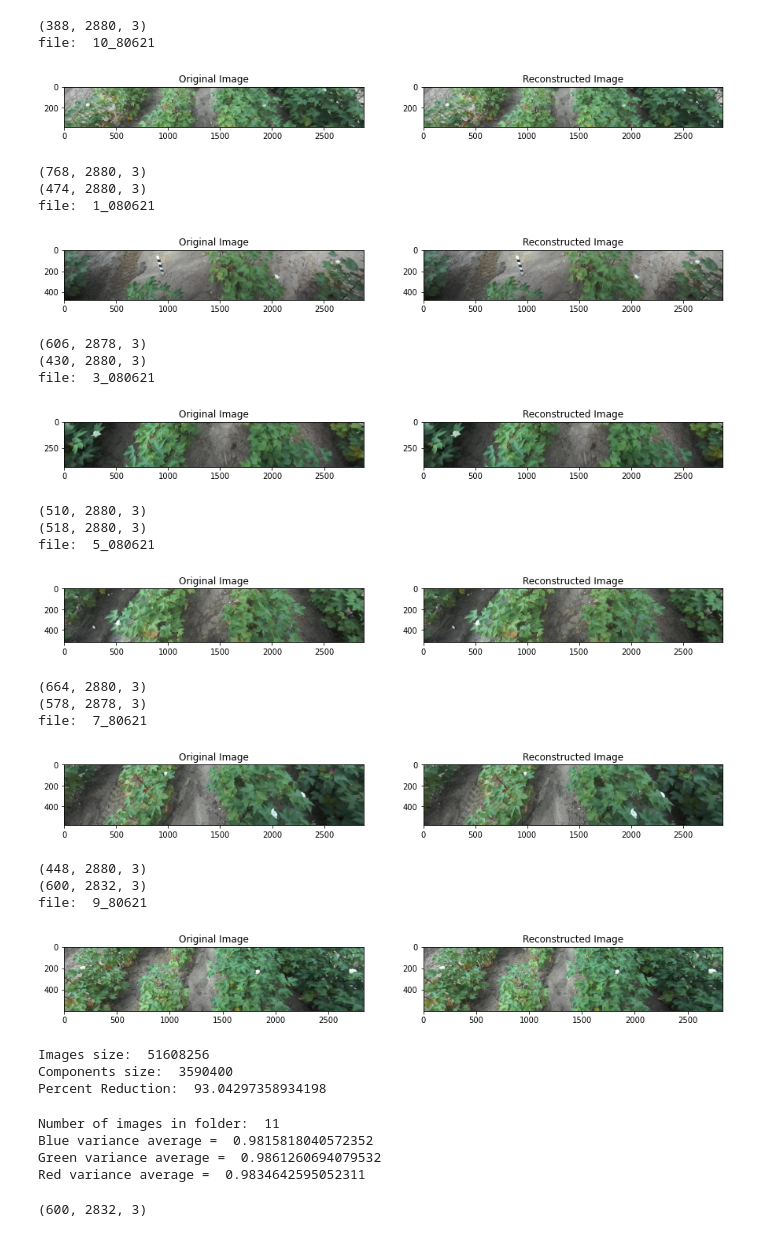
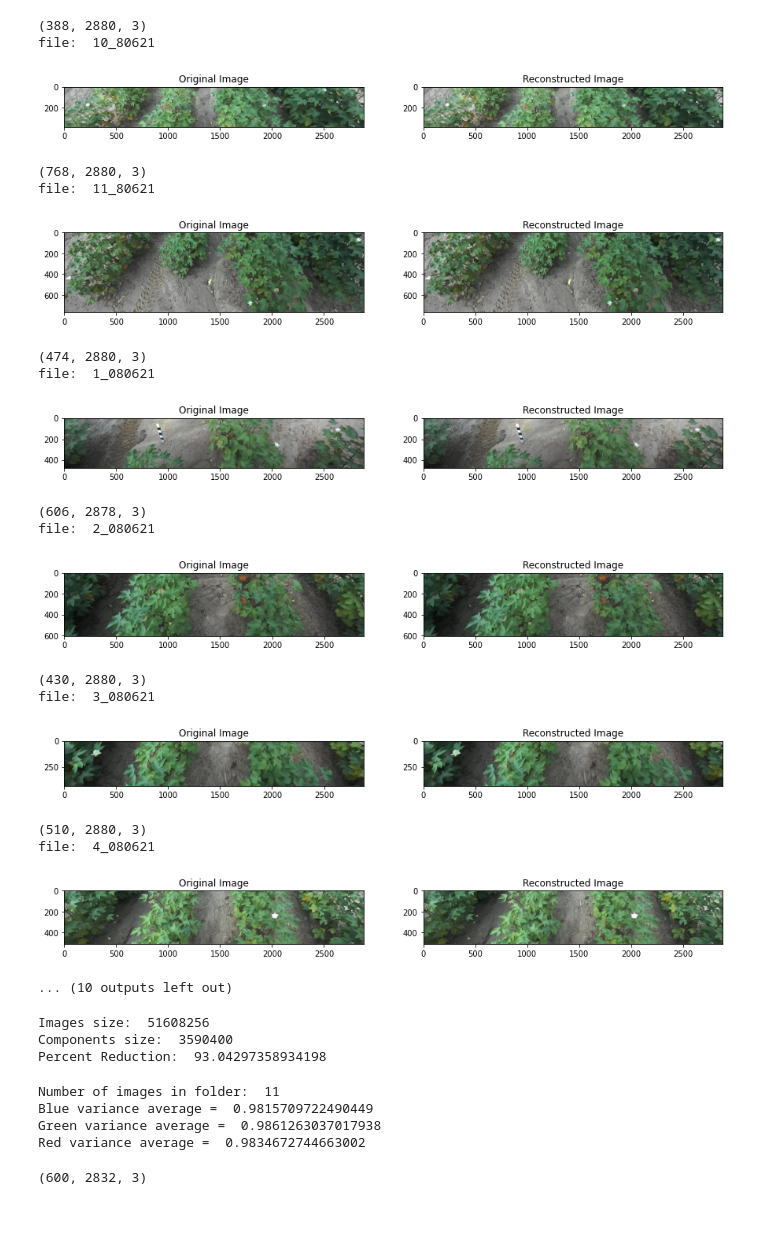
Before and after one commit to amandaissac/NIFAFACT_PCA, a Jupyter notebook: pca_splices.ipynb, the cells around one changed output. Saved outputs shown, nothing was run; the diff lists cells and outputs as text; code cells hidden in the pictures.

Commit message:
Update splices code to do all reconstructions

```diff
--- a/pca_splices.ipynb
+++ b/pca_splices.ipynb
@@ -37,72 +37,67 @@ for filename in os.listdir(directory):
     blue, green, red = cv2.split(img)
 
     df_blue = blue/255
     df_green = green/255
     df_red = red/255
 
     pca_b.fit(df_blue)
     trans_pca_b = pca_b.transform(df_blue)
     pca_g.fit(df_green)
     trans_pca_g = pca_g.transform(df_green)
     pca_r.fit(df_red)
     trans_pca_r = pca_r.transform(df_red)
 
     f_no_stem = filename.split('.')[0]
     np.savez_compressed('../Cotton_data/Splices_compressed/pca_'+f_no_stem, b=np.float16(trans_pca_b), g=np.float16(trans_pca_g), r=np.float16(trans_pca_r))
     components_byte_size += np.float16(trans_pca_b).nbytes*3
 
     blue_variance.append(sum(pca_b.explained_variance_ratio_))
     green_variance.append(sum(pca_g.explained_variance_ratio_))
     red_variance.append(sum(pca_r.explained_variance_ratio_))
 
-    # exact pca model may also need to be saved? because pca for each channel is fit
-    if (listsize % 2 == 1):
-        compressed_np = np.load('../Cotton_data/Splices_compressed/pca_'+f_no_stem+'.npz')
+    # save reconstruction
+    compressed_np = np.load('../Cotton_data/Splices_compressed/pca_'+f_no_stem+'.npz')
 
-        blue_c = compressed_np['b']
-        green_c = compressed_np['g']
-        red_c = compressed_np['r']
+    blue_c = compressed_np['b']
+    green_c = compressed_np['g']
+    red_c = compressed_np['r']
 
-        b_arr_c = pca_b.inverse_transform(blue_c)
-        g_arr_c = pca_g.inverse_transform(green_c)
-        r_arr_c = pca_r.inverse_transform(red_c)
+    b_arr_c = pca_b.inverse_transform(blue_c)
+    g_arr_c = pca_g.inverse_transform(green_c)
+    r_arr_c = pca_r.inverse_transform(red_c)
 
-        img_reconstruct = (cv2.merge((b_arr_c, g_arr_c, r_arr_c)))
+    img_reconstruct = (cv2.merge((b_arr_c, g_arr_c, r_arr_c)))
 
-        print("file: ", f_no_stem)
-        fig = plt.figure(figsize=(15, 7.2))
-        fig.add_subplot(121)
-        plt.title("Original Image")
-        plt.imshow(img)
-        fig.add_subplot(122)
-        plt.title("Reconstructed Image")
-        plt.imshow(np.clip(img_reconstruct, 0, 1))
-        plt.show()
-        plt.imsave('../Cotton_data/Splices_compressed/reconstructed'+f_no_stem+'.jpg', np.clip(img_reconstruct, 0, 1))
+    print("file: ", f_no_stem)
+    fig = plt.figure(figsize=(15, 7.2))
+    fig.add_subplot(121)
+    plt.title("Original Image")
+    plt.imshow(img)
+    fig.add_subplot(122)
+    plt.title("Reconstructed Image")
+    plt.imshow(np.clip(img_reconstruct, 0, 1))
+    plt.show()
+    plt.imsave('../Cotton_data/Splices_reconstructed/reconstructed'+f_no_stem+'.jpg', np.clip(img_reconstruct, 0, 1))
 # %% [output]
 (388, 2880, 3)
 file:  10_80621
 [figure]
 (768, 2880, 3)
-(474, 2880, 3)
-file:  1_080621
+file:  11_80621
-[figure, old version]
+[figure, new version]
-(606, 2878, 3)
-(430, 2880, 3)
-file:  3_080621
+(474, 2880, 3)
+file:  1_080621
-[figure, old version]
+[figure, new version]
-(510, 2880, 3)
-(518, 2880, 3)
-file:  5_080621
+(606, 2878, 3)
+file:  2_080621
-[figure, old version]
+[figure, new version]
-(664, 2880, 3)
-(578, 2878, 3)
-file:  7_80621
+(430, 2880, 3)
+file:  3_080621
-[figure, old version]
+[figure, new version]
-(448, 2880, 3)
-(600, 2832, 3)
-file:  9_80621
+(510, 2880, 3)
+file:  4_080621
-[figure, old version]
+[figure, new version]
+... (10 outputs left out)
 # %%
 print("Images size: ", image_byte_size)
 print("Components size: ", components_byte_size)
@@ -118,9 +113,9 @@ print("Green variance average = ", sum(green_variance)/listsize)
 print("Red variance average = ", sum(red_variance)/listsize)
 # %% [output]
 Number of images in folder:  11
-Blue variance average =  0.9815818040572352
-Green variance average =  0.9861260694079532
-Red variance average =  0.9834642595052311
+Blue variance average =  0.9815709722490449
+Green variance average =  0.9861263037017938
+Red variance average =  0.9834672744663002
 # %%
 image_raw = imread("../Cotton_data/Splices/9_80621.jpg")
 blue,green,red = cv2.split(image_raw)
```
